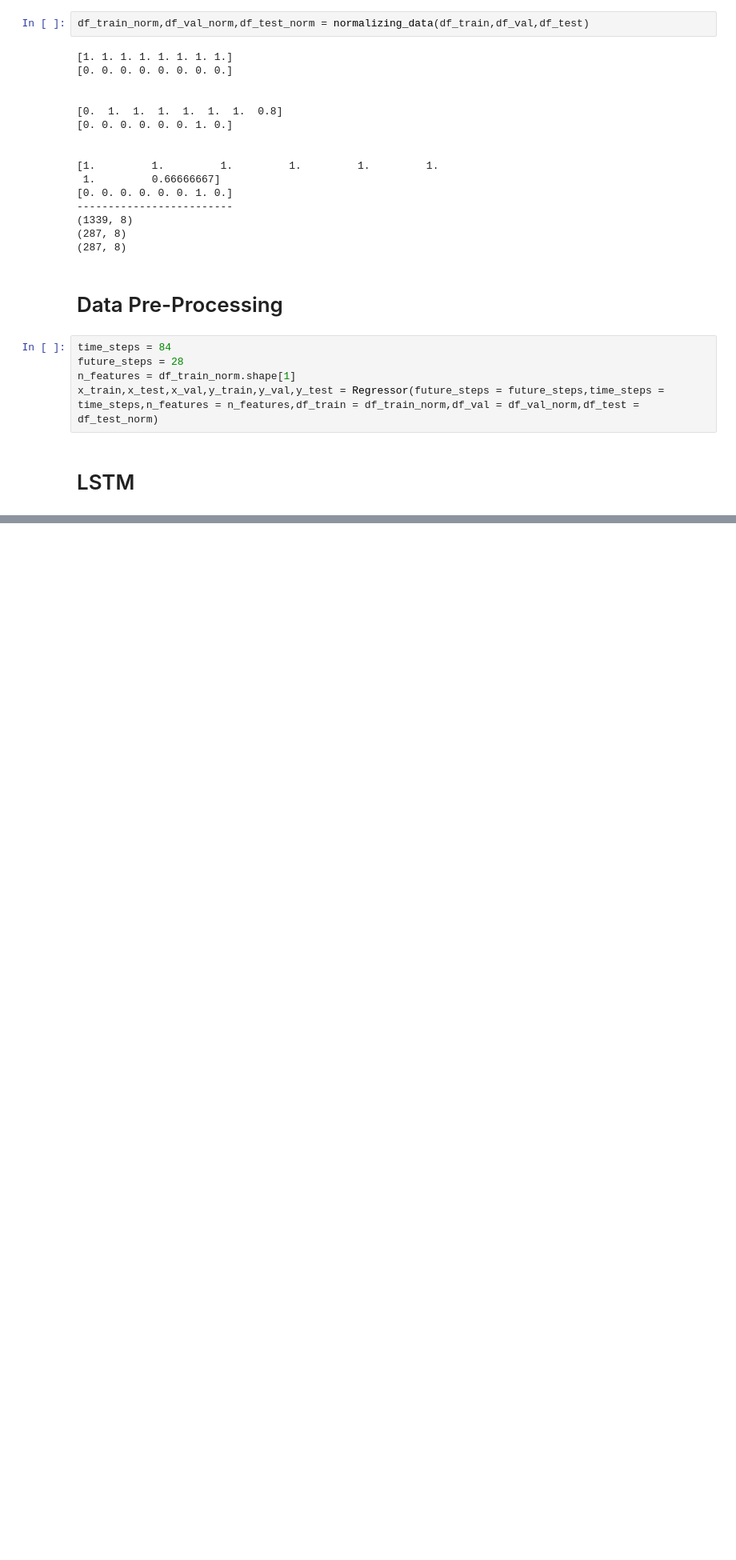
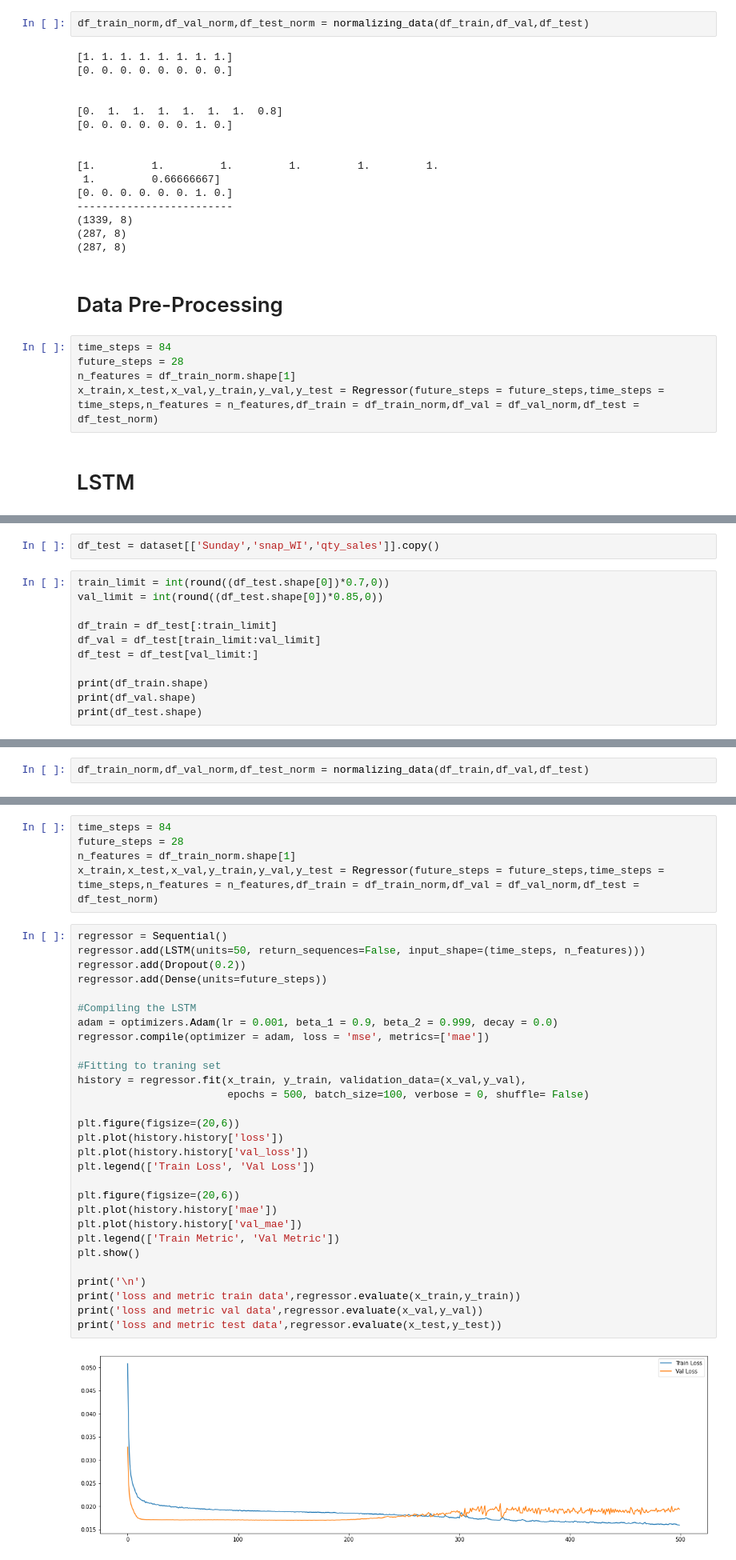
Before and after one commit to rtegao/M5Forecasting, a Jupyter notebook: MultiFeature.ipynb, the cells around one changed output, grey strips where cells are left out. Shown at 80% size. Drawn from its saved outputs; the diff is of its cells as text; blank space fills up the shorter version.

```diff
--- a/MultiFeature.ipynb
+++ b/MultiFeature.ipynb
@@ -472,0 +505,13 @@ print('loss and metric test data',regressor.evaluate(x_test,y_test))
+# %%
+df_test = dataset[['Sunday','snap_WI','qty_sales']].copy()
+# %%
+train_limit = int(round((df_test.shape[0])*0.7,0))
+val_limit = int(round((df_test.shape[0])*0.85,0))
+
+df_train = df_test[:train_limit]
+df_val = df_test[train_limit:val_limit]
+df_test = df_test[val_limit:]
+
+print(df_train.shape)
+print(df_val.shape)
+print(df_test.shape)
@@ -472,0 +539,2 @@ print('loss and metric test data',regressor.evaluate(x_test,y_test))
+# %%
+df_train_norm,df_val_norm,df_test_norm = normalizing_data(df_train,df_val,df_test)
@@ -472,0 +556,36 @@ print('loss and metric test data',regressor.evaluate(x_test,y_test))
+# %%
+time_steps = 84
+future_steps = 28
+n_features = df_train_norm.shape[1]
+x_train,x_test,x_val,y_train,y_val,y_test = Regressor(future_steps = future_steps,time_steps = time_steps,n_features = n_features,df_train = df_train_norm,df_val = df_val_norm,df_test = df_test_norm)
+# %%
+regressor = Sequential()
+regressor.add(LSTM(units=50, return_sequences=False, input_shape=(time_steps, n_features)))
+regressor.add(Dropout(0.2))
+regressor.add(Dense(units=future_steps))
+
+#Compiling the LSTM
+adam = optimizers.Adam(lr = 0.001, beta_1 = 0.9, beta_2 = 0.999, decay = 0.0)
+regressor.compile(optimizer = adam, loss = 'mse', metrics=['mae'])
+
+#Fitting to traning set
+history = regressor.fit(x_train, y_train, validation_data=(x_val,y_val),
+                        epochs = 500, batch_size=100, verbose = 0, shuffle= False)
+
+plt.figure(figsize=(20,6))
+plt.plot(history.history['loss'])
+plt.plot(history.history['val_loss'])
+plt.legend(['Train Loss', 'Val Loss'])
+
+plt.figure(figsize=(20,6))
+plt.plot(history.history['mae'])
+plt.plot(history.history['val_mae'])
+plt.legend(['Train Metric', 'Val Metric'])
+plt.show()
+
+print('\n')
+print('loss and metric train data',regressor.evaluate(x_train,y_train))
+print('loss and metric val data',regressor.evaluate(x_val,y_val))
+print('loss and metric test data',regressor.evaluate(x_test,y_test))
+# %% [output]
+[figure, added]
```
Also changed, not shown: parts of 7 cells of this notebook.
